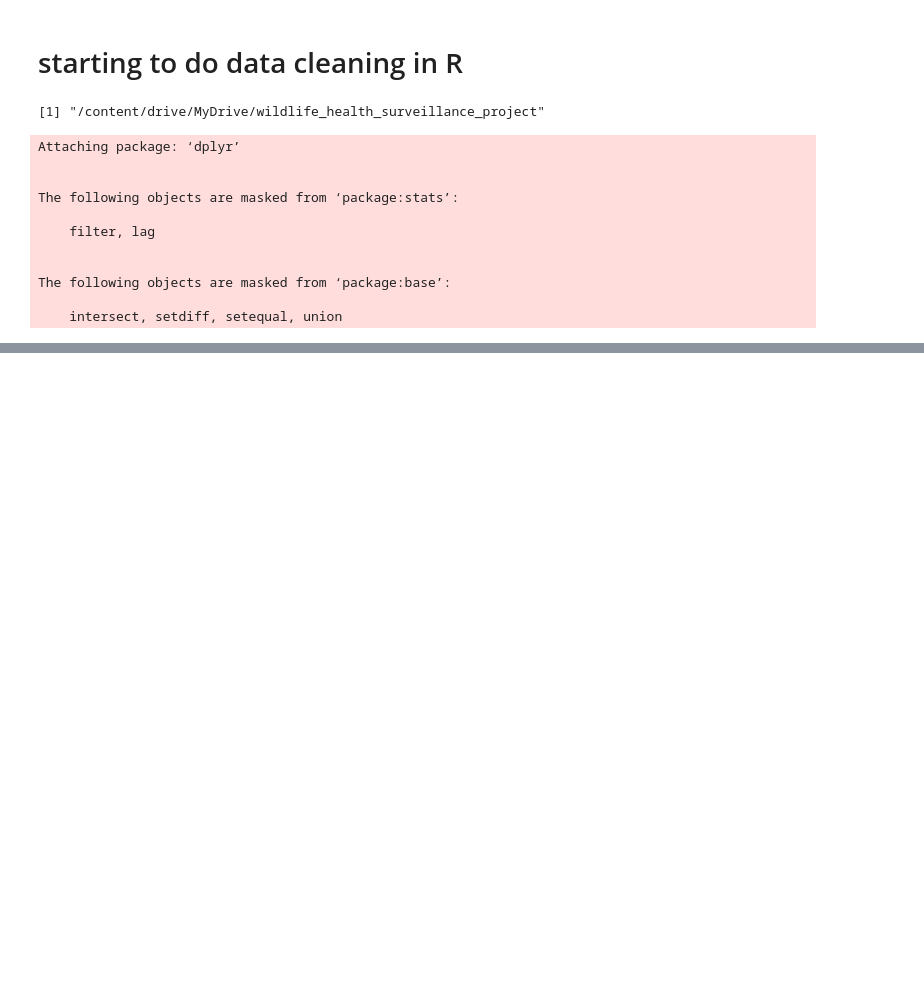
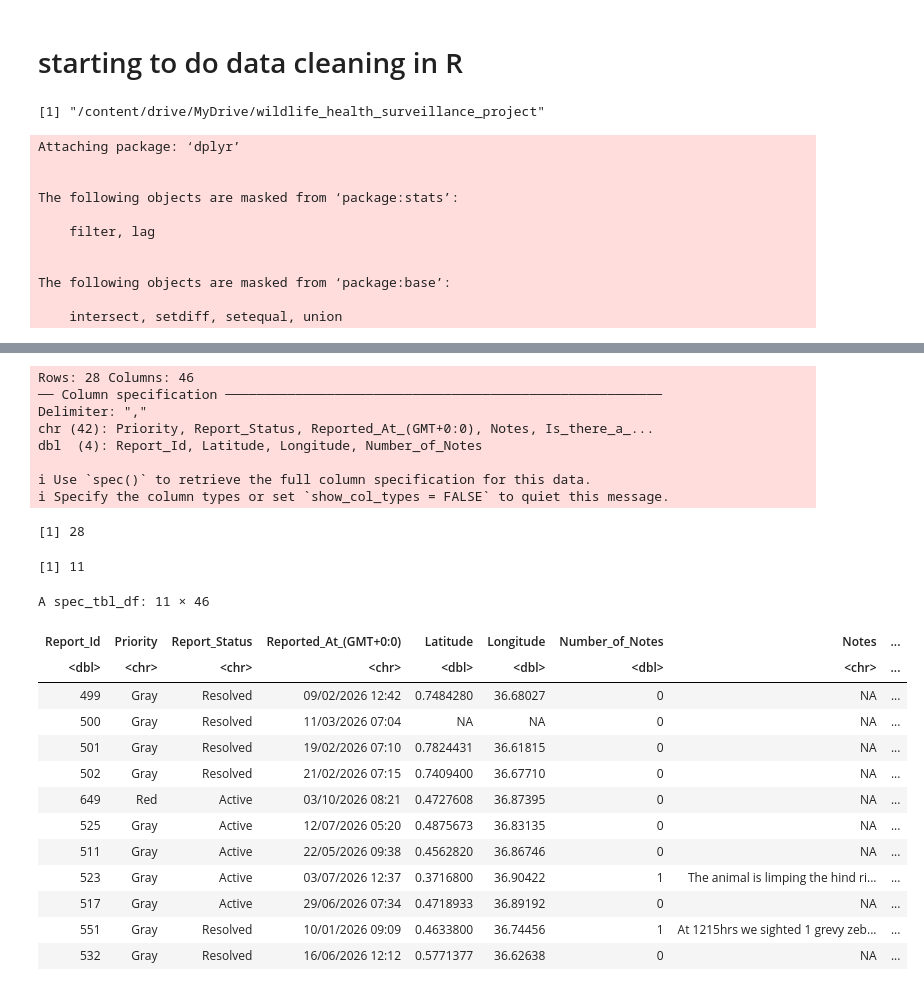
Before and after one commit to AngwenyiS/wildlife_health_surveillance_project, a Jupyter notebook: scripts/1_data_cleaning.ipynb, the cells around one changed output, grey strips where cells are left out. Saved outputs shown, nothing was run; the diff lists cells and outputs as text; code cells hidden in the pictures; blank space fills up the shorter version.

```diff
--- a/scripts/1_data_cleaning.ipynb
+++ b/scripts/1_data_cleaning.ipynb
@@ -64,0 +63,40 @@ A spec_tbl_df: 28 × 54
+# %%
+library(tidyverse)
+
+# read in raw data
+live_reports_raw <- read_csv("raw_data/whw_raw_live.csv")
+
+# remove reports where species is blank
+live_reports_clean <- live_reports_raw |>
+  filter(!is.na(Species))
+
+# check how many reports were removed
+nrow(live_reports_raw)
+nrow(live_reports_clean)
+
+live_reports_clean
+# %% [output]
+Rows: 28 Columns: 46
+── Column specification ────────────────────────────────────────────────────────
+Delimiter: ","
+chr (42): Priority, Report_Status, Reported_At_(GMT+0:0), Notes, Is_there_a_...
+dbl  (4): Report_Id, Latitude, Longitude, Number_of_Notes
+
+ℹ Use `spec()` to retrieve the full column specification for this data.
+ℹ Specify the column types or set `show_col_types = FALSE` to quiet this message.
+[1] 28
+[1] 11
+A spec_tbl_df: 11 × 46
+| Report_Id | Priority | Report_Status | Reported_At_(GMT+0:0) | Latitude | Longitude | Number_of_Notes | Notes | ... |
+| <dbl> | <chr> | <chr> | <chr> | <dbl> | <dbl> | <dbl> | <chr> | ... |
+| 499 | Gray | Resolved | 09/02/2026 12:42 | 0.7484280 | 36.68027 | 0 | NA | ... |
+| 500 | Gray | Resolved | 11/03/2026 07:04 | NA | NA | 0 | NA | ... |
+| 501 | Gray | Resolved | 19/02/2026 07:10 | 0.7824431 | 36.61815 | 0 | NA | ... |
+| 502 | Gray | Resolved | 21/02/2026 07:15 | 0.7409400 | 36.67710 | 0 | NA | ... |
+| 649 | Red | Active | 03/10/2026 08:21 | 0.4727608 | 36.87395 | 0 | NA | ... |
+| 525 | Gray | Active | 12/07/2026 05:20 | 0.4875673 | 36.83135 | 0 | NA | ... |
+| 511 | Gray | Active | 22/05/2026 09:38 | 0.4562820 | 36.86746 | 0 | NA | ... |
+| 523 | Gray | Active | 03/07/2026 12:37 | 0.3716800 | 36.90422 | 1 | The animal is limping the hind ri... | ... |
+| 517 | Gray | Active | 29/06/2026 07:34 | 0.4718933 | 36.89192 | 0 | NA | ... |
+| 551 | Gray | Resolved | 10/01/2026 09:09 | 0.4633800 | 36.74456 | 1 | At 1215hrs we sighted 1 grevy zeb... | ... |
+| 532 | Gray | Resolved | 16/06/2026 12:12 | 0.5771377 | 36.62638 | 0 | NA | ... |
```
Also changed, not shown: parts of 1 cell of this notebook.
